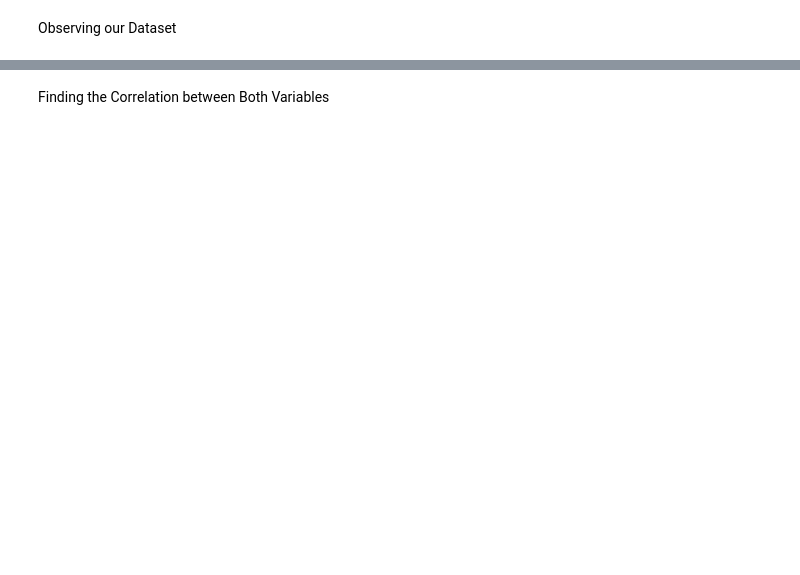
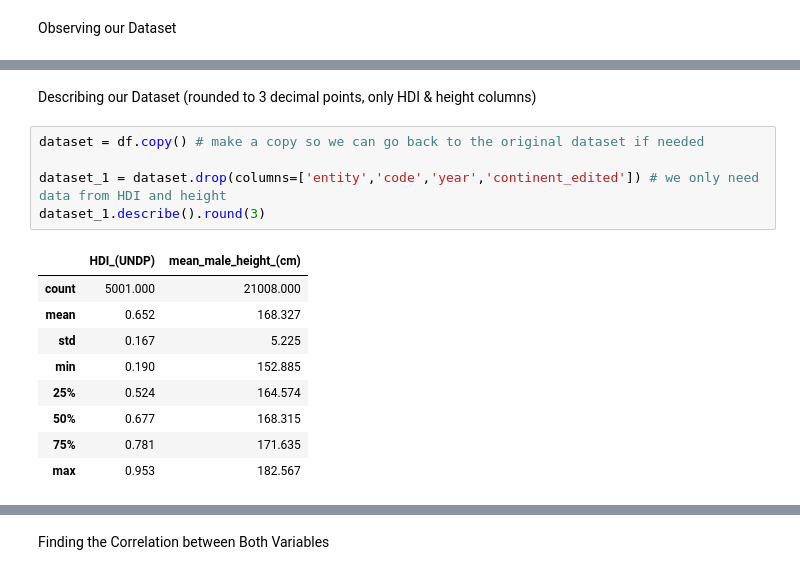
Before and after one commit to emiriosp/correlation_hdi_and_height, a Jupyter notebook: correlation_HDI_and_mean_male_height.ipynb, the cells around one changed output, grey strips where cells are left out. Cells and saved outputs as stored; diff of their text form; blank space fills up the shorter version.

```diff
--- a/correlation_HDI_and_mean_male_height.ipynb
+++ b/correlation_HDI_and_mean_male_height.ipynb
@@ -24,3 +26,20 @@ df
 | 24883 | Zimbabwe | ZWE | 1989 | NaN | 169.896967 | Africa |
 | 24884 | Åland Islands | ALA | 2015 | NaN | NaN | Europe |
 24885 rows × 6 columns
+# %% [markdown]
+Describing our Dataset (rounded to 3 decimal points, only HDI & height columns)
+# %%
+dataset = df.copy() # make a copy so we can go back to the original dataset if needed
+
+dataset_1 = dataset.drop(columns=['entity','code','year','continent_edited']) # we only need data from HDI and height
+dataset_1.describe().round(3)
+# %% [output]
+|  | HDI_(UNDP) | mean_male_height_(cm) |
+| count | 5001.000 | 21008.000 |
+| mean | 0.652 | 168.327 |
+| std | 0.167 | 5.225 |
+| min | 0.190 | 152.885 |
+| 25% | 0.524 | 164.574 |
+| 50% | 0.677 | 168.315 |
+| 75% | 0.781 | 171.635 |
+| max | 0.953 | 182.567 |
```
Also changed, not shown: parts of 22 cells of this notebook.
